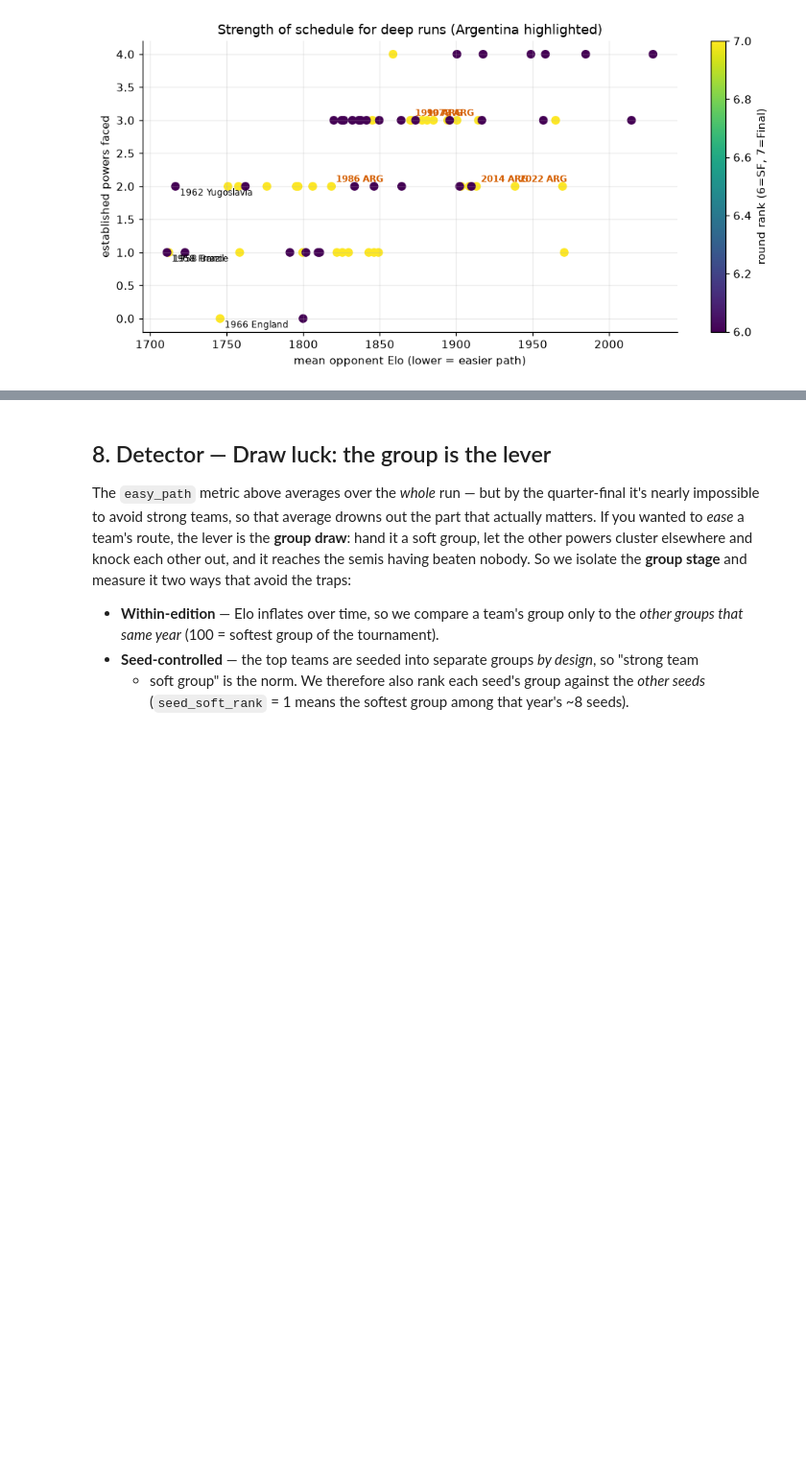
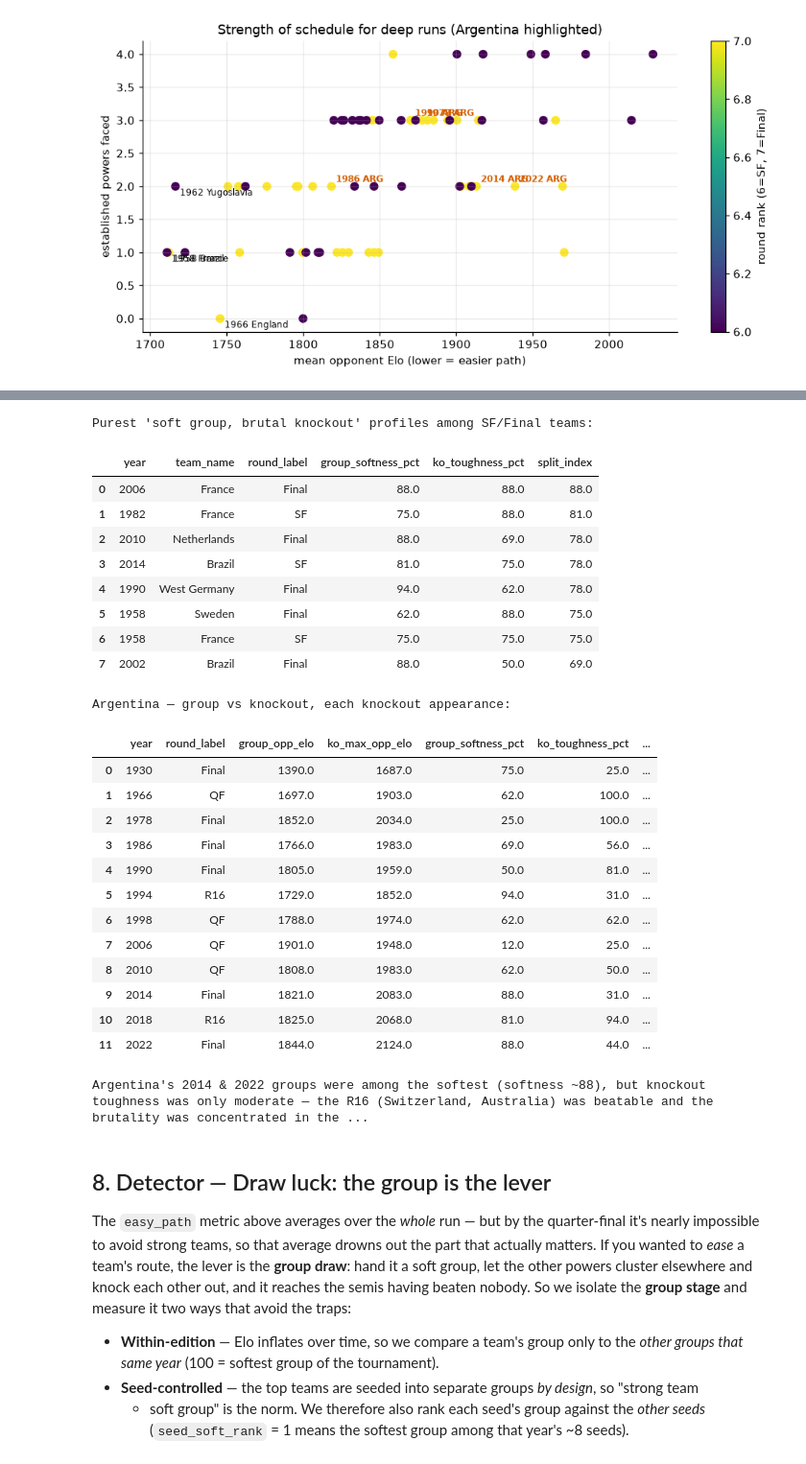
Before and after one commit to jorge-sader/worldcup-anomalies, a Jupyter notebook: notebooks/world_cup_irregularities.ipynb, the cells around one changed output, grey strips where cells are left out. Shown at 96% size. Cells and saved outputs as stored; diff of their text form; code cells hidden in the pictures; blank space fills up the shorter version.

```diff
--- a/notebooks/world_cup_irregularities.ipynb
+++ b/notebooks/world_cup_irregularities.ipynb
@@ -394,3 +402,48 @@ plt.tight_layout(); plt.show()
+# %%
+from worldcup_anomalies.paths import phase_strength_split
+
+split = phase_strength_split(elo, data.team_appearances)
+deep_split = split[split["rank"] >= 6]
+print("Purest 'soft group, brutal knockout' profiles among SF/Final teams:")
+display(deep_split.sort_values("split_index", ascending=False).head(8)[
+    ["year", "team_name", "round_label", "group_softness_pct",
+     "ko_toughness_pct", "split_index"]
+].round(0).reset_index(drop=True))
+
+print("Argentina — group vs knockout, each knockout appearance:")
+display(split[split.team_name == "Argentina"].sort_values("year")[
+    ["year", "round_label", "group_opp_elo", "ko_max_opp_elo",
+     "group_softness_pct", "ko_toughness_pct", "split_index"]
+].round(0).reset_index(drop=True))
+print("Argentina's 2014 & 2022 groups were among the softest (softness ~88), but knockout "
+      "toughness was only moderate — the R16 (Switzerland, Australia) was beatable and the "
+      "brutality was concentrated in the last one or two games. A soft group, not a brutal path.")
+# %% [output]
+Purest 'soft group, brutal knockout' profiles among SF/Final teams:
+|  | year | team_name | round_label | group_softness_pct | ko_toughness_pct | split_index |
+| 0 | 2006 | France | Final | 88.0 | 88.0 | 88.0 |
+| 1 | 1982 | France | SF | 75.0 | 88.0 | 81.0 |
+| 2 | 2010 | Netherlands | Final | 88.0 | 69.0 | 78.0 |
+| 3 | 2014 | Brazil | SF | 81.0 | 75.0 | 78.0 |
+| 4 | 1990 | West Germany | Final | 94.0 | 62.0 | 78.0 |
+| 5 | 1958 | Sweden | Final | 62.0 | 88.0 | 75.0 |
+| 6 | 1958 | France | SF | 75.0 | 75.0 | 75.0 |
+| 7 | 2002 | Brazil | Final | 88.0 | 50.0 | 69.0 |
+Argentina — group vs knockout, each knockout appearance:
+|  | year | round_label | group_opp_elo | ko_max_opp_elo | group_softness_pct | ko_toughness_pct | ... |
+| 0 | 1930 | Final | 1390.0 | 1687.0 | 75.0 | 25.0 | ... |
+| 1 | 1966 | QF | 1697.0 | 1903.0 | 62.0 | 100.0 | ... |
+| 2 | 1978 | Final | 1852.0 | 2034.0 | 25.0 | 100.0 | ... |
+| 3 | 1986 | Final | 1766.0 | 1983.0 | 69.0 | 56.0 | ... |
+| 4 | 1990 | Final | 1805.0 | 1959.0 | 50.0 | 81.0 | ... |
+| 5 | 1994 | R16 | 1729.0 | 1852.0 | 94.0 | 31.0 | ... |
+| 6 | 1998 | QF | 1788.0 | 1974.0 | 62.0 | 62.0 | ... |
+| 7 | 2006 | QF | 1901.0 | 1948.0 | 12.0 | 25.0 | ... |
+| 8 | 2010 | QF | 1808.0 | 1983.0 | 62.0 | 50.0 | ... |
+| 9 | 2014 | Final | 1821.0 | 2083.0 | 88.0 | 31.0 | ... |
+| 10 | 2018 | R16 | 1825.0 | 2068.0 | 81.0 | 94.0 | ... |
+| 11 | 2022 | Final | 1844.0 | 2124.0 | 88.0 | 44.0 | ... |
+Argentina's 2014 & 2022 groups were among the softest (softness ~88), but knockout toughness was only moderate — the R16 (Switzerland, Australia) was beatable and the brutality was concentrated in the ...
 # %% [markdown]
 ## 8. Detector — Draw luck: the group is the lever
 
```
Also changed, not shown: parts of 2 cells of this notebook, 3 other files.
